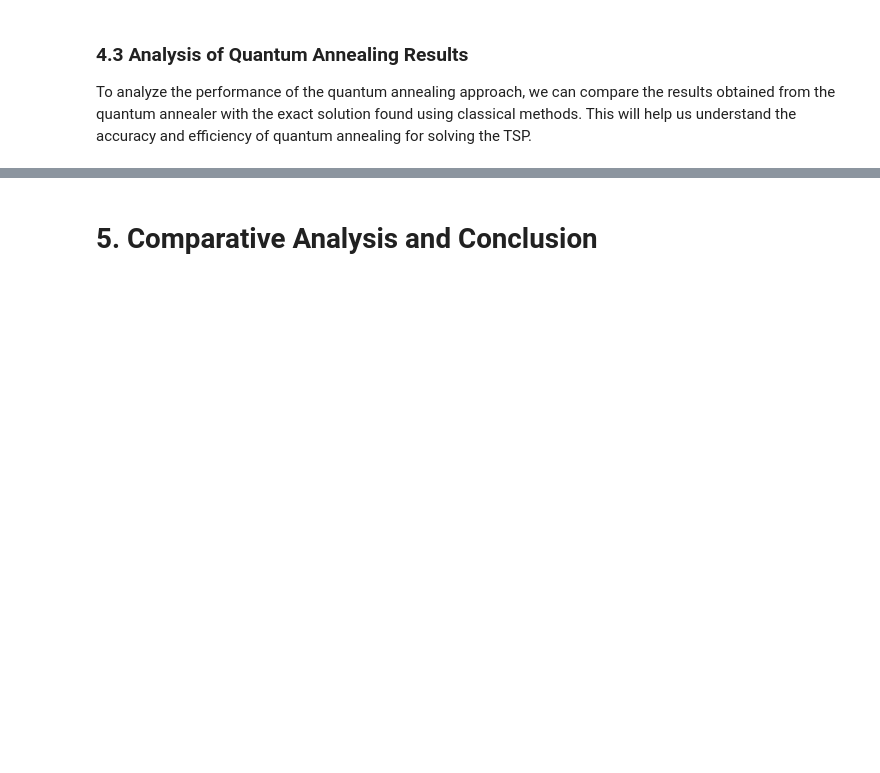
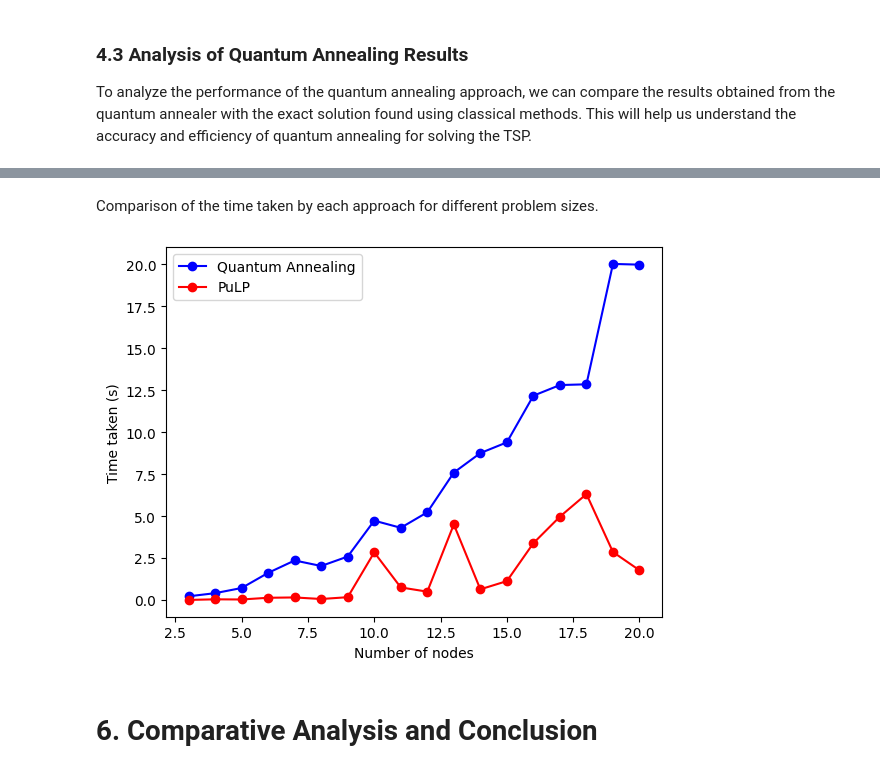
Before and after one commit to my612/Quantamania, a Jupyter notebook: Final.ipynb, the cells around one changed output, grey strips where cells are left out. Saved outputs shown, nothing was run; the diff lists cells and outputs as text; code cells hidden in the pictures; blank space fills up the shorter version.

```diff
--- a/Final.ipynb
+++ b/Final.ipynb
@@ -482,5 +694,17 @@ To analyze the performance of the quantum annealing approach, we can compare the
+# %% [markdown]
+Comparison of the time taken by each approach for different problem sizes.
+# %%
+plt.plot(sizes, qa_times, 'bo-', label='Quantum Annealing')
+data = [(s, t) for s, t in zip(sizes, pulp_times)]
+plt.plot([d[0] for d in data], [d[1] for d in data], 'ro-', label="PuLP")
+plt.legend(loc='upper left')
+plt.xlabel("Number of nodes")
+plt.ylabel("Time taken (s)")
+plt.show()
+# %% [output]
+[figure, added]
 # %% [markdown]
-# 5. Comparative Analysis and Conclusion
+# 6. Comparative Analysis and Conclusion
 # %%
 import numpy as np
 #Break Down the Qiskit QUBO to its components
```
Also changed, not shown: parts of 27 cells of this notebook.
